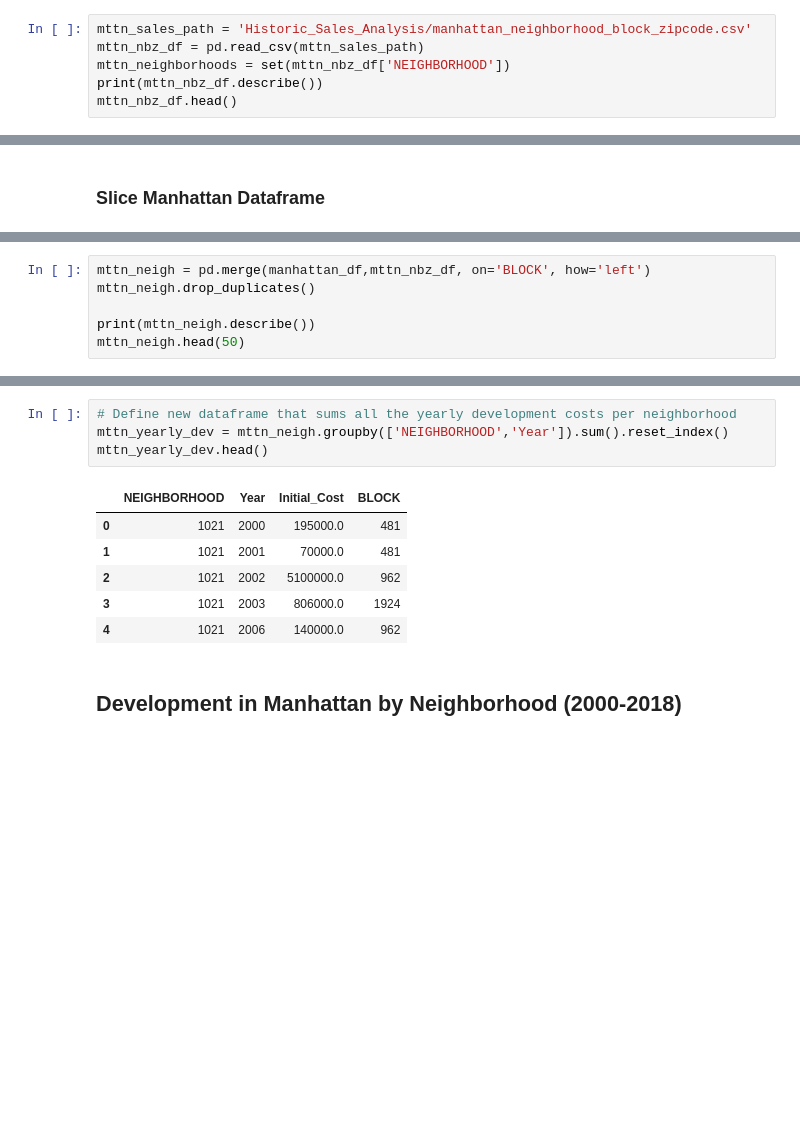
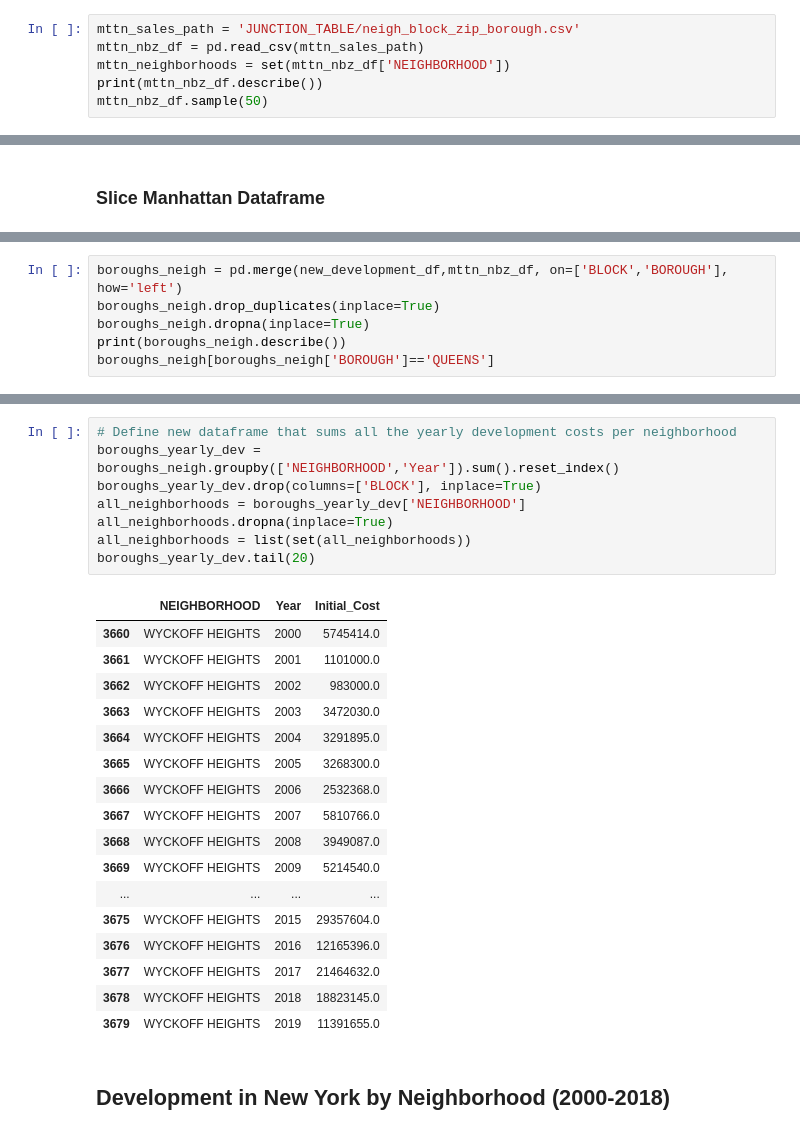
Before and after one commit to ekuo651/NYC-RE-Neighborhood-Trends, a Jupyter notebook: development_data_api.ipynb, the cells around one changed output, grey strips where cells are left out. Cells and saved outputs as stored; diff of their text form; blank space fills up the shorter version.

```diff
--- a/development_data_api.ipynb
+++ b/development_data_api.ipynb
@@ -91,9 +93,9 @@ dtype: object
 # %% [markdown]
 ## Import Block <---> Neighbhorhood CSV
 # %%
-mttn_sales_path = 'Historic_Sales_Analysis/manhattan_neighborhood_block_zipcode.csv'
+mttn_sales_path = 'JUNCTION_TABLE/neigh_block_zip_borough.csv'
 mttn_nbz_df = pd.read_csv(mttn_sales_path)
 mttn_neighborhoods = set(mttn_nbz_df['NEIGHBORHOOD'])
 print(mttn_nbz_df.describe())
-mttn_nbz_df.head()
+mttn_nbz_df.sample(50)
 # %% [output]
@@ -165,8 +178,8 @@ max    9.003000e+08    9999.000000
 # %%
-mttn_neigh = pd.merge(manhattan_df,mttn_nbz_df, on='BLOCK', how='left')
-mttn_neigh.drop_duplicates()
-
-print(mttn_neigh.describe())
-mttn_neigh.head(50)
+boroughs_neigh = pd.merge(new_development_df,mttn_nbz_df, on=['BLOCK','BOROUGH'], how='left')
+boroughs_neigh.drop_duplicates(inplace=True)
+boroughs_neigh.dropna(inplace=True)
+print(boroughs_neigh.describe())
+boroughs_neigh[boroughs_neigh['BOROUGH']=='QUEENS']
 # %% [output]
        Initial_Cost          BLOCK
@@ -209,14 +218,29 @@ total_investment_mttn = mttn_df_yearly.plot.bar(rot=90, title = 'Investment in M
 # %%
 # Define new dataframe that sums all the yearly development costs per neighborhood
-mttn_yearly_dev = mttn_neigh.groupby(['NEIGHBORHOOD','Year']).sum().reset_index()
-mttn_yearly_dev.head()
+boroughs_yearly_dev = boroughs_neigh.groupby(['NEIGHBORHOOD','Year']).sum().reset_index()
+boroughs_yearly_dev.drop(columns=['BLOCK'], inplace=True)
+all_neighborhoods = boroughs_yearly_dev['NEIGHBORHOOD']
+all_neighborhoods.dropna(inplace=True)
+all_neighborhoods = list(set(all_neighborhoods))
+boroughs_yearly_dev.tail(20)
 # %% [output]
-|  | NEIGHBORHOOD | Year | Initial_Cost | BLOCK |
-| 0 | 1021 | 2000 | 195000.0 | 481 |
-| 1 | 1021 | 2001 | 70000.0 | 481 |
-| 2 | 1021 | 2002 | 5100000.0 | 962 |
-| 3 | 1021 | 2003 | 806000.0 | 1924 |
-| 4 | 1021 | 2006 | 140000.0 | 962 |
+|  | NEIGHBORHOOD | Year | Initial_Cost |
+| 3660 | WYCKOFF HEIGHTS | 2000 | 5745414.0 |
+| 3661 | WYCKOFF HEIGHTS | 2001 | 1101000.0 |
+| 3662 | WYCKOFF HEIGHTS | 2002 | 983000.0 |
+| 3663 | WYCKOFF HEIGHTS | 2003 | 3472030.0 |
+| 3664 | WYCKOFF HEIGHTS | 2004 | 3291895.0 |
+| 3665 | WYCKOFF HEIGHTS | 2005 | 3268300.0 |
+| 3666 | WYCKOFF HEIGHTS | 2006 | 2532368.0 |
+| 3667 | WYCKOFF HEIGHTS | 2007 | 5810766.0 |
+| 3668 | WYCKOFF HEIGHTS | 2008 | 3949087.0 |
+| 3669 | WYCKOFF HEIGHTS | 2009 | 5214540.0 |
+| ... | ... | ... | ... |
+| 3675 | WYCKOFF HEIGHTS | 2015 | 29357604.0 |
+| 3676 | WYCKOFF HEIGHTS | 2016 | 12165396.0 |
+| 3677 | WYCKOFF HEIGHTS | 2017 | 21464632.0 |
+| 3678 | WYCKOFF HEIGHTS | 2018 | 18823145.0 |
+| 3679 | WYCKOFF HEIGHTS | 2019 | 11391655.0 |
 # %% [markdown]
-## Development in Manhattan by Neighborhood (2000-2018)
+## Development in New York by Neighborhood (2000-2018)
 # %%
```
Also changed, not shown: parts of 17 cells of this notebook.
